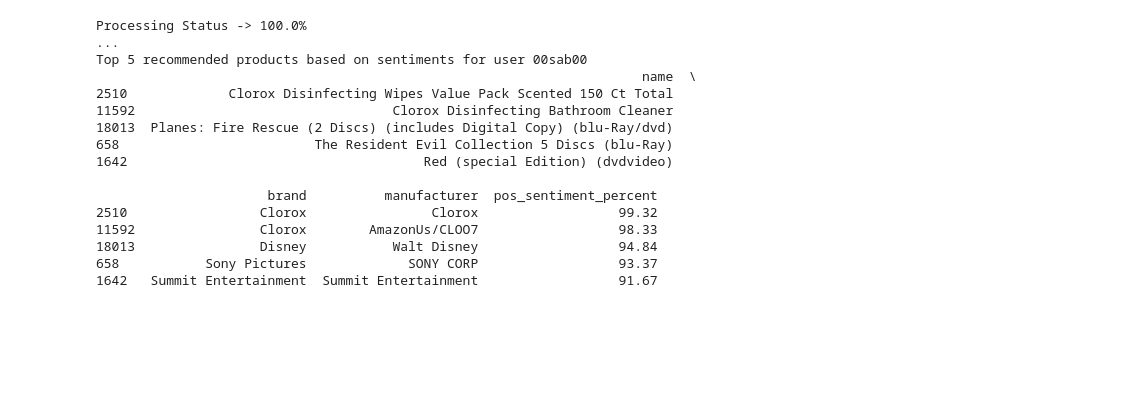
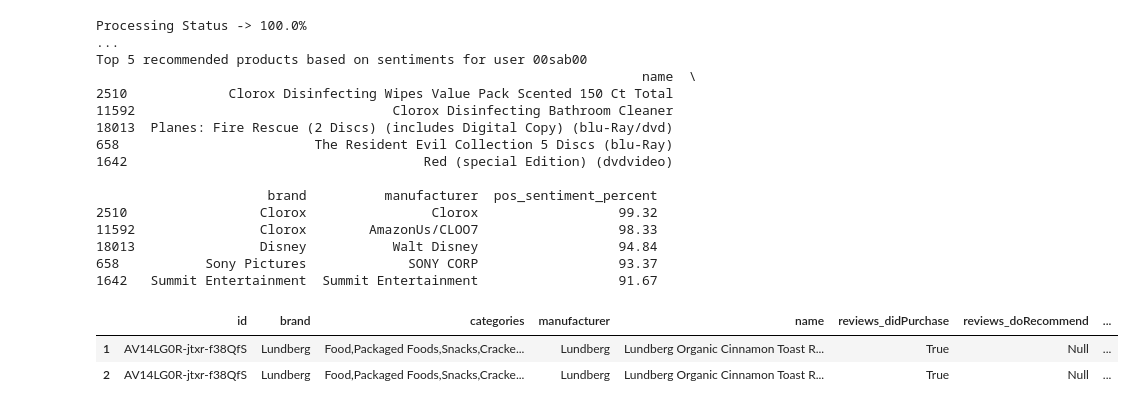
Before and after one commit to ankitlohiya4/SentimentBasedProductRecommendation, a Jupyter notebook: SentimentBasedProductRecommendation.ipynb, the cells around one changed output. Cells and saved outputs as stored; diff of their text form; code cells hidden in the pictures; blank space fills up the shorter version.

Commit message:
Updated get_clean_tokens code

```diff
--- a/SentimentBasedProductRecommendation.ipynb
+++ b/SentimentBasedProductRecommendation.ipynb
@@ -551,8 +551,8 @@ def get_clean_tokens(corpus):
     return corpus
 # %%
 # Pre-process text to get clean Reviews
-# corpus = list(reviews_df['reviews_full_text'])
-# corpus = get_clean_tokens(corpus)
-# reviews_df['reviews_clean_full_text'] = corpus
-# reviews_df[["reviews_full_text", "reviews_clean_full_text", "user_sentiment"]].sample(10)
+corpus = list(reviews_df['reviews_full_text'])
+corpus = get_clean_tokens(corpus)
+reviews_df['reviews_clean_full_text'] = corpus
+reviews_df[["reviews_full_text", "reviews_clean_full_text", "user_sentiment"]].sample(10)
 # %%
@@ -1725,0 +1729,6 @@ Top 5 recommended products based on sentiments for user 00sab00
+# %%
+reviews_df[reviews_df['reviews_username'] == "dorothy w" ]
+# %% [output]
+|  | id | brand | categories | manufacturer | name | reviews_didPurchase | reviews_doRecommend | ... |
+| 1 | AV14LG0R-jtxr-f38QfS | Lundberg | Food,Packaged Foods,Snacks,Cracke... | Lundberg | Lundberg Organic Cinnamon Toast R... | True | Null | ... |
+| 2 | AV14LG0R-jtxr-f38QfS | Lundberg | Food,Packaged Foods,Snacks,Cracke... | Lundberg | Lundberg Organic Cinnamon Toast R... | True | Null | ... |
```
Also changed, not shown: parts of 3 cells of this notebook.
